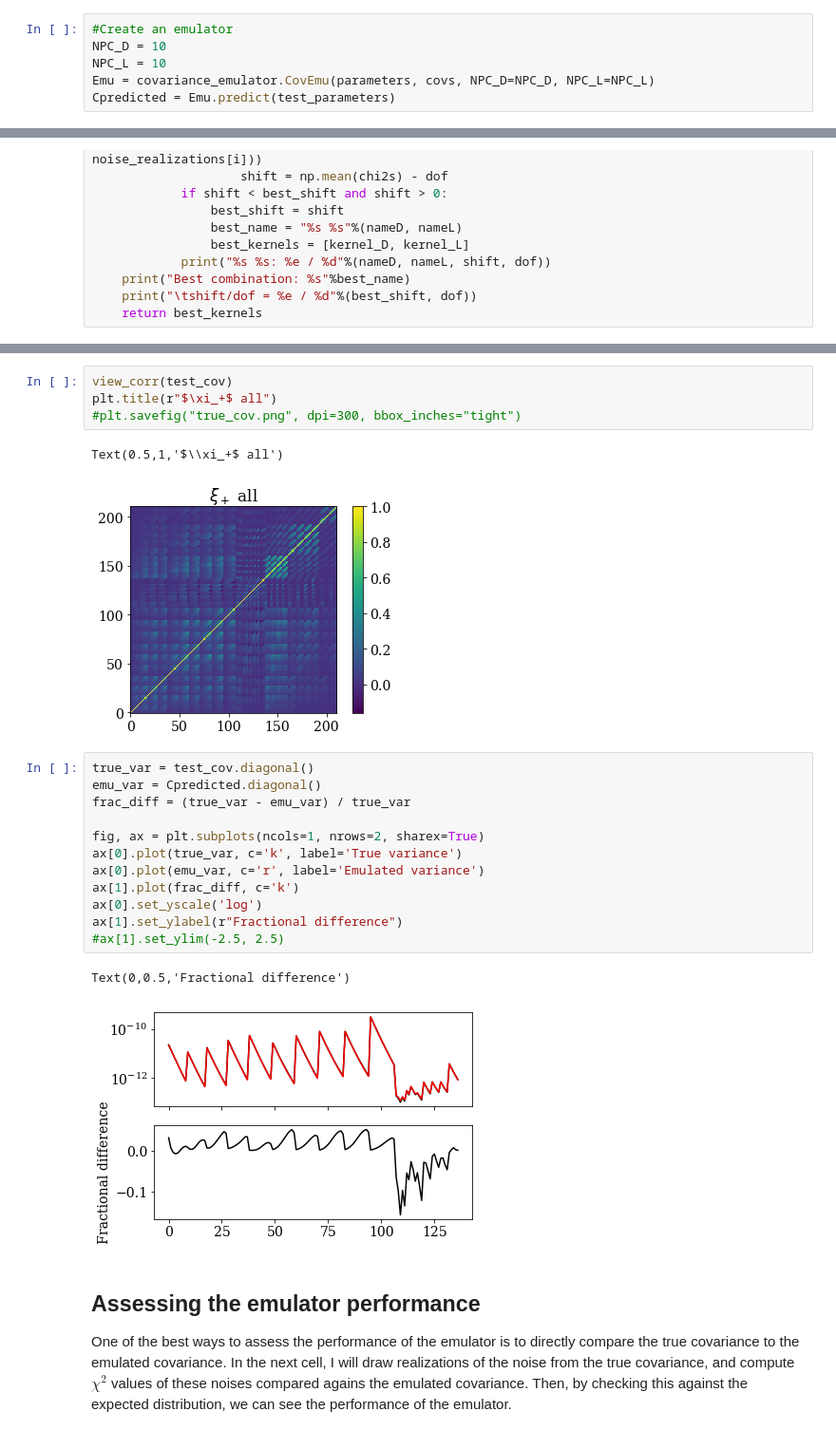
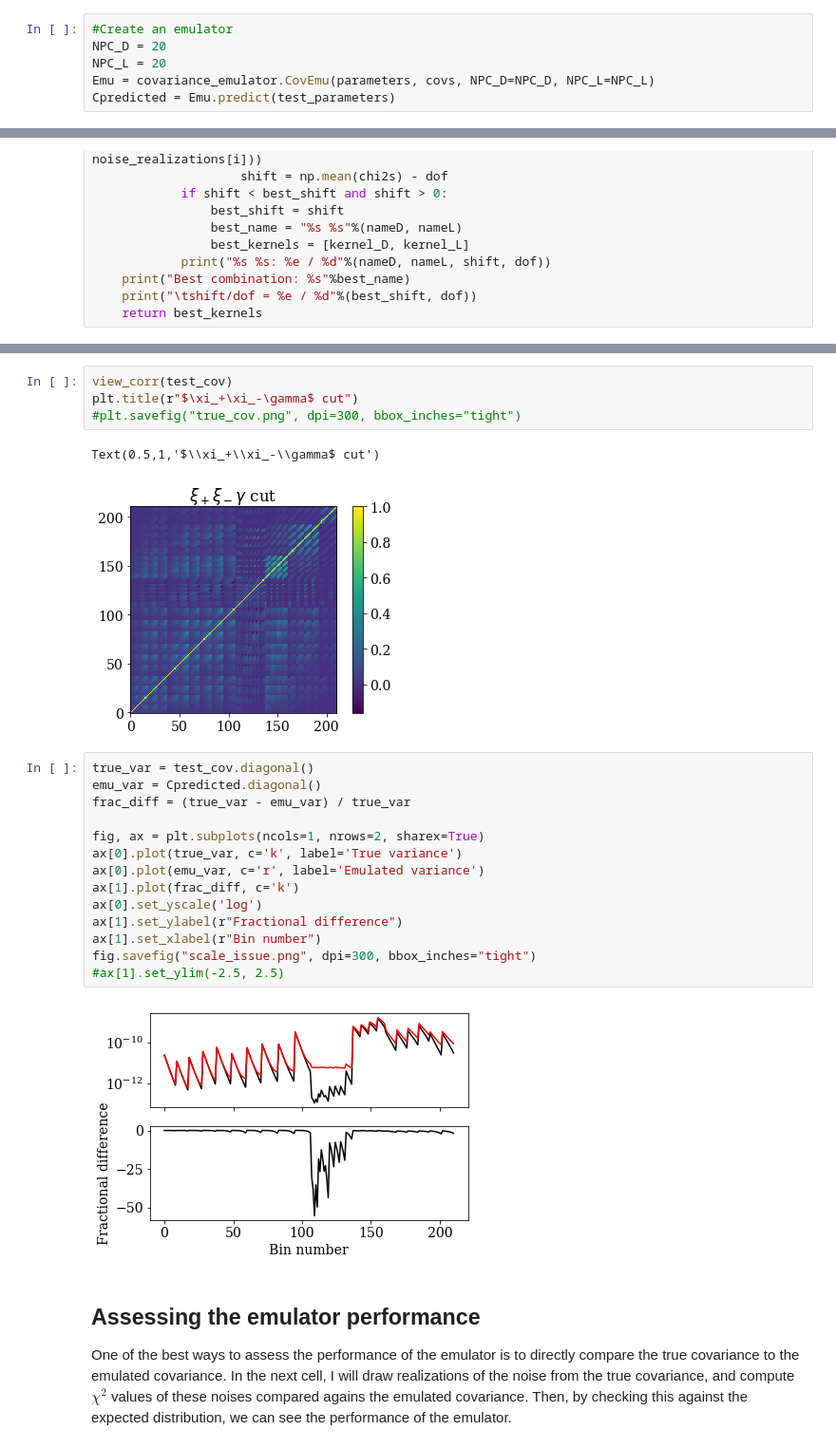
Before and after one commit to tmcclintock/covariance_emulator, a Jupyter notebook: notebooks/Emulating DES Part3: xi+xi-ggl covariances.ipynb, the cells around one changed output, grey strips where cells are left out. Shown at 95% size. Drawn from its saved outputs; the diff is of its cells as text.

```diff
--- a/notebooks/Emulating DES Part3: xi+xi-ggl covariances.ipynb
+++ b/notebooks/Emulating DES Part3: xi+xi-ggl covariances.ipynb
@@ -46,8 +46,8 @@ covs = covs[:-1]
 parameters = parameters[:-1]
 # %%
 #Create an emulator
-NPC_D = 10
-NPC_L = 10
+NPC_D = 20
+NPC_L = 20
 Emu = covariance_emulator.CovEmu(parameters, covs, NPC_D=NPC_D, NPC_L=NPC_L)
 Cpredicted = Emu.predict(test_parameters)
 # %% [markdown]
@@ -131,25 +131,26 @@ Text(0.5,1,'$\\xi_+$ all')
 # %%
 view_corr(test_cov)
-plt.title(r"$\xi_+$ all")
+plt.title(r"$\xi_+\xi_-\gamma$ cut")
 #plt.savefig("true_cov.png", dpi=300, bbox_inches="tight")
 # %% [output]
-Text(0.5,1,'$\\xi_+$ all')
+Text(0.5,1,'$\\xi_+\\xi_-\\gamma$ cut')
-[figure, old version]
+[figure, new version]
 # %%
 true_var = test_cov.diagonal()
 emu_var = Cpredicted.diagonal()
 frac_diff = (true_var - emu_var) / true_var
 
 fig, ax = plt.subplots(ncols=1, nrows=2, sharex=True)
 ax[0].plot(true_var, c='k', label='True variance')
 ax[0].plot(emu_var, c='r', label='Emulated variance')
 ax[1].plot(frac_diff, c='k')
 ax[0].set_yscale('log')
 ax[1].set_ylabel(r"Fractional difference")
+ax[1].set_xlabel(r"Bin number")
+fig.savefig("scale_issue.png", dpi=300, bbox_inches="tight")
 #ax[1].set_ylim(-2.5, 2.5)
 # %% [output]
-Text(0,0.5,'Fractional difference')
-[figure, old version]
+[figure, new version]
 # %% [markdown]
 ## Assessing the emulator performance
 
```
Also changed, not shown: parts of 7 cells of this notebook, 3 other files.
